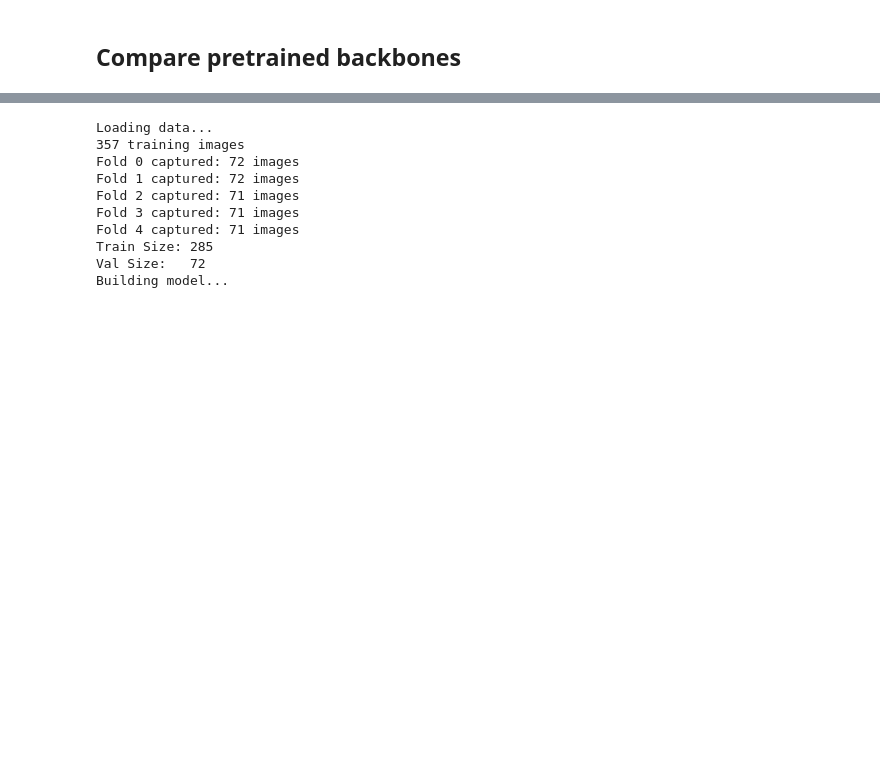
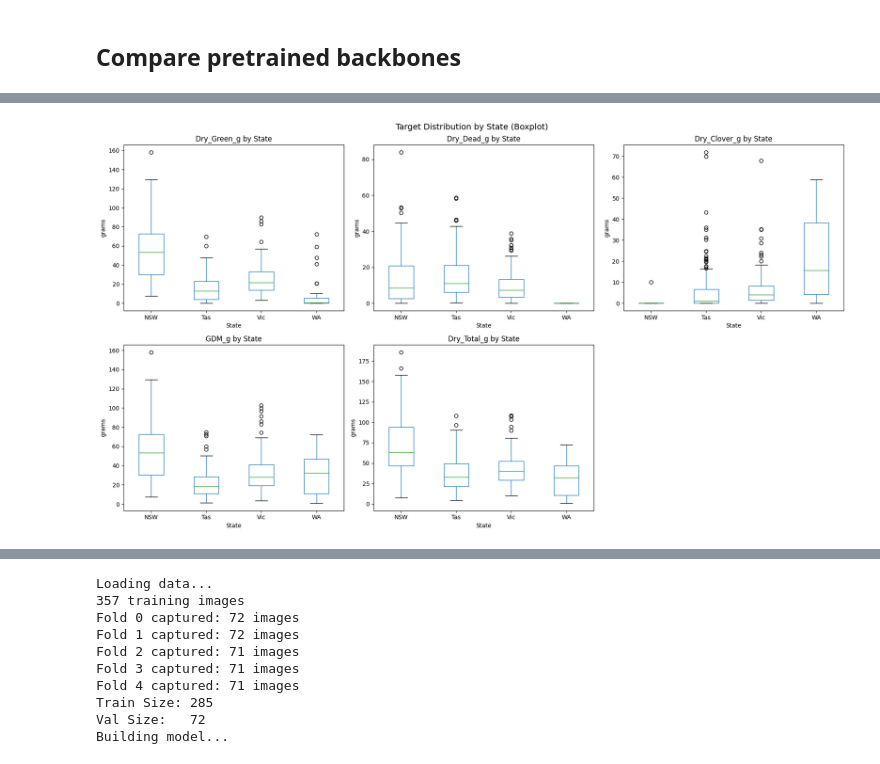
Before and after one commit to butnaruteodor/CSIRO---Image2Biomass-Prediction, a Jupyter notebook: pretraining.ipynb, the cells around one changed output, grey strips where cells are left out. Drawn from its saved outputs; the diff is of its cells as text; code cells hidden in the pictures; blank space fills up the shorter version.

Commit message:
Add plotting scripts

```diff
--- a/pretraining.ipynb
+++ b/pretraining.ipynb
@@ -1,2 +1,81 @@
 # %% [markdown]
 ## Compare pretrained backbones
+# %%
+from dataset.preprocess_data import *
+
+import matplotlib.pyplot as plt
+import seaborn as sns
+if __name__ == "__main__":
+    set_seed(13, CFG.DETERMINISTIC)
+    df_wide = get_df()
+
+    # ── 1. Summary statistics by State ──
+    state_stats = df_wide.groupby('State')[CFG.ALL_TARGET_COLS].agg(['count', 'mean', 'std', 'min', 'max', 'median'])
+    print("\n=== Per-State Target Statistics ===")
+    print(state_stats.to_string())
+
+    # ── 2. Boxplot: distribution of each target by State ──
+    fig, axes = plt.subplots(2, 3, figsize=(18, 10))
+    axes = axes.flatten()
+    for i, col in enumerate(CFG.ALL_TARGET_COLS):
+        df_wide.boxplot(column=col, by='State', ax=axes[i], grid=False)
+        axes[i].set_title(f'{col} by State')
+        axes[i].set_ylabel('grams')
+    axes[-1].set_visible(False)
+    fig.suptitle('Target Distribution by State (Boxplot)', fontsize=14)
+    plt.tight_layout()
+    plt.savefig('state_boxplots.png', dpi=150, bbox_inches='tight')
+    plt.show()
+
+    # ── 3. Violin plot: density of each target by State ──
+    fig, axes = plt.subplots(2, 3, figsize=(18, 10))
+    axes = axes.flatten()
+    for i, col in enumerate(CFG.ALL_TARGET_COLS):
+        parts = axes[i].violinplot(
+            [df_wide[df_wide['State'] == s][col].values for s in sorted(df_wide['State'].unique())],
+            positions=range(len(sorted(df_wide['State'].unique()))),
+            showmeans=True, showmedians=True
+        )
+        axes[i].set_xticks(range(len(sorted(df_wide['State'].unique()))))
+        axes[i].set_xticklabels(sorted(df_wide['State'].unique()), rotation=45)
+        axes[i].set_title(f'{col} by State')
+        axes[i].set_ylabel('grams')
+    axes[-1].set_visible(False)
+    fig.suptitle('Target Density by State (Violin Plot)', fontsize=14)
+    plt.tight_layout()
+    plt.savefig('state_violins.png', dpi=150, bbox_inches='tight')
+    plt.show()
+
+    # ── 4. Per-State correlation matrix of the 5 targets ──
+    states = sorted(df_wide['State'].unique())
+    fig, axes = plt.subplots(2, 3, figsize=(18, 12))
+    axes = axes.flatten()
+    for i, state in enumerate(states):
+        corr = df_wide[df_wide['State'] == state][CFG.ALL_TARGET_COLS].corr()
+        sns.heatmap(corr, annot=True, fmt='.2f', cmap='coolwarm', vmin=-1, vmax=1,
+                    ax=axes[i], cbar=i==0)
+        axes[i].set_title(f'{state} — Target Correlations')
+    for j in range(i+1, len(axes)):
+        axes[j].set_visible(False)
+    fig.suptitle('Per-State Target Correlation Matrices', fontsize=14)
+    plt.tight_layout()
+    plt.savefig('state_correlations.png', dpi=150, bbox_inches='tight')
+    plt.show()
+
+    # ── 5. Sample counts per State ──
+    counts = df_wide['State'].value_counts()
+    print("\n=== Sample Counts per State ===")
+    print(counts.to_string())
+
+    # ── 6. Mean target profile per State (radar-like on bar chart) ──
+    means = df_wide.groupby('State')[CFG.ALL_TARGET_COLS].mean()
+    means.T.plot(kind='bar', figsize=(12, 6))
+    plt.title('Mean Target Values by State')
+    plt.ylabel('grams')
+    plt.xticks(rotation=45)
+    plt.legend(title='State')
+    plt.grid(axis='y', alpha=0.3)
+    plt.tight_layout()
+    plt.savefig('state_mean_profile.png', dpi=150, bbox_inches='tight')
+    plt.show()
+# %% [output]
@@ -2,0 +94 @@
+[figure, added]
```
Also changed, not shown: parts of 1 cell of this notebook, 26 other files.
